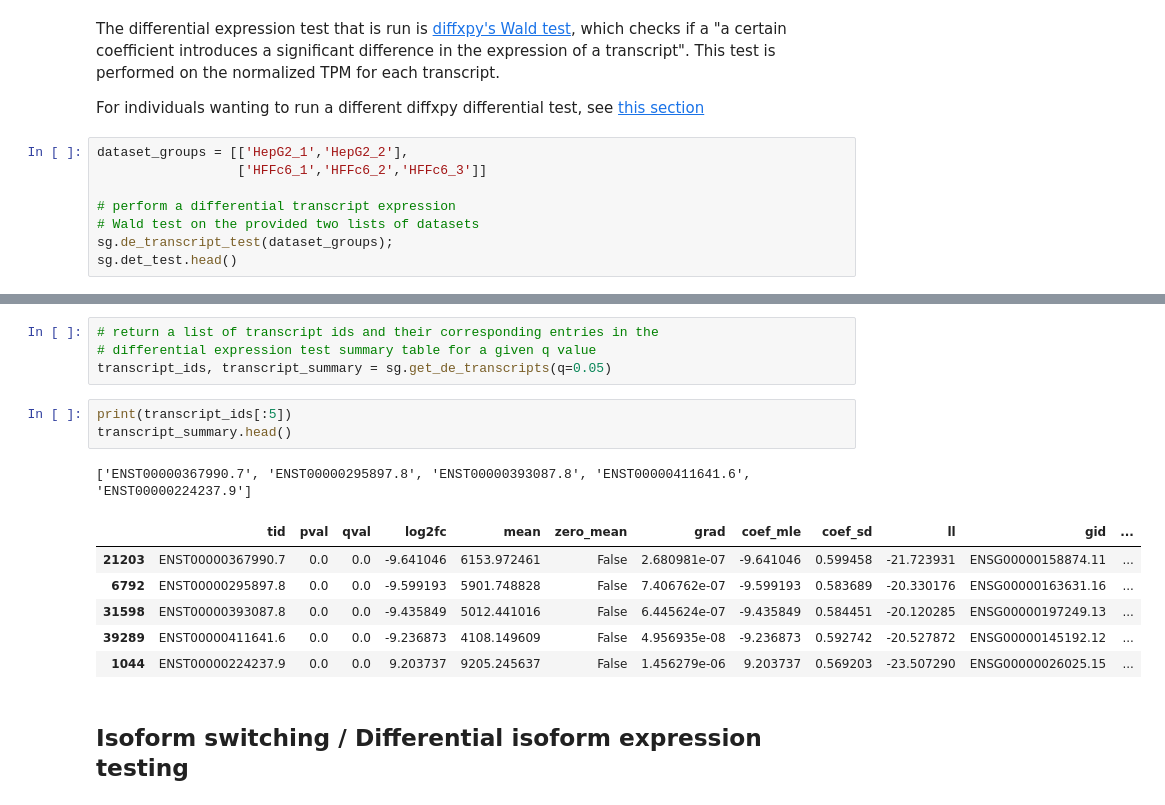
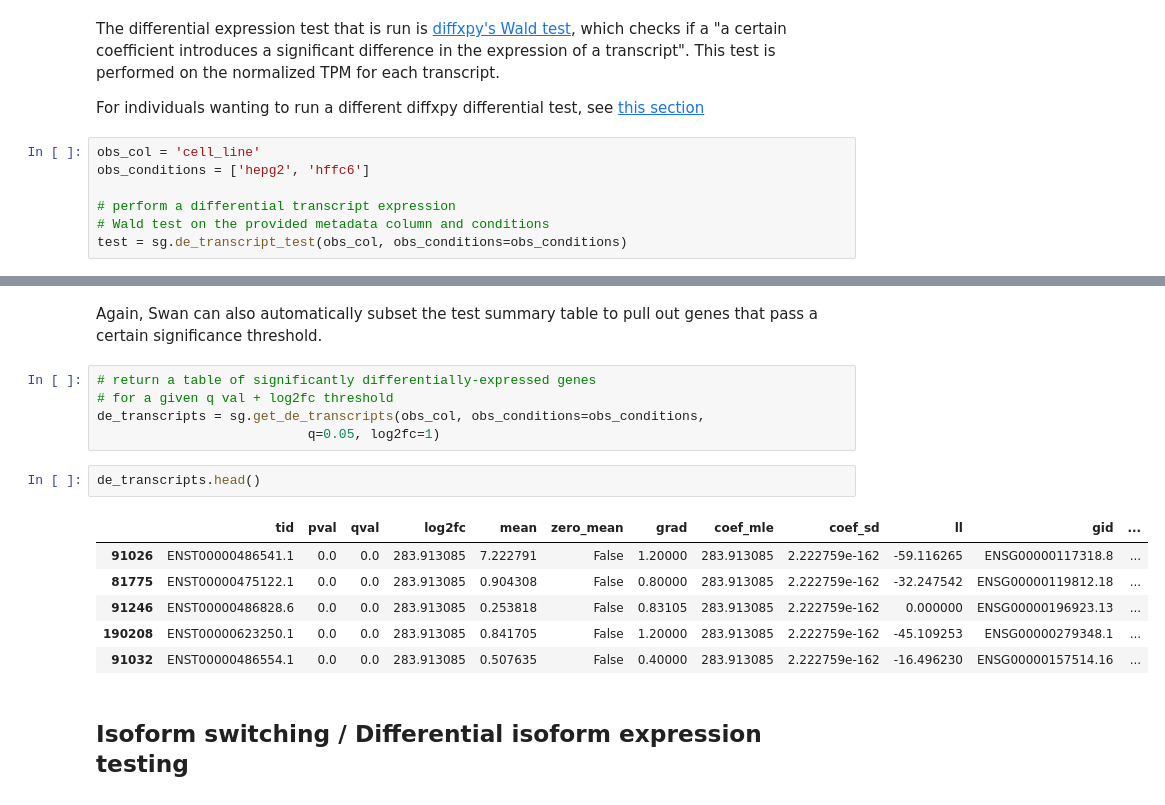
Before and after one commit to mortazavilab/swan_vis, a Jupyter notebook: tutorials/Analysis tools.ipynb, the cells around one changed output, grey strips where cells are left out. Drawn from its saved outputs; the diff is of its cells as text.

```diff
--- a/tutorials/Analysis tools.ipynb
+++ b/tutorials/Analysis tools.ipynb
@@ -101,11 +101,10 @@ The differential expression test that is run is [diffxpy's Wald test](https://di
 
 For individuals wanting to run a different diffxpy differential test, see [this section](#more_de)
 # %%
-dataset_groups = [['HepG2_1','HepG2_2'],
-                  ['HFFc6_1','HFFc6_2','HFFc6_3']]
+obs_col = 'cell_line'
+obs_conditions = ['hepg2', 'hffc6']
 
 # perform a differential transcript expression
-# Wald test on the provided two lists of datasets
-sg.de_transcript_test(dataset_groups);
-sg.det_test.head()
+# Wald test on the provided metadata column and conditions
+test = sg.de_transcript_test(obs_col, obs_conditions=obs_conditions)
 # %% [output]
@@ -140,18 +149,19 @@ And Swan can subset the results for you based on a q-value significance threshol
+# %% [markdown]
+Again, Swan can also automatically subset the test summary table to pull out genes that pass a certain significance threshold.
 # %%
-# return a list of transcript ids and their corresponding entries in the
-# differential expression test summary table for a given q value
-transcript_ids, transcript_summary = sg.get_de_transcripts(q=0.05)
+# return a table of significantly differentially-expressed genes
+# for a given q val + log2fc threshold
+de_transcripts = sg.get_de_transcripts(obs_col, obs_conditions=obs_conditions,
+                           q=0.05, log2fc=1)
-# %%
-print(transcript_ids[:5])
-transcript_summary.head()
-# %% [output]
-['ENST00000367990.7', 'ENST00000295897.8', 'ENST00000393087.8', 'ENST00000411641.6', 'ENST00000224237.9']
-|  | tid | pval | qval | log2fc | mean | zero_mean | grad | coef_mle | coef_sd | ll | gid | ... |
-| 21203 | ENST00000367990.7 | 0.0 | 0.0 | -9.641046 | 6153.972461 | False | 2.680981e-07 | -9.641046 | 0.599458 | -21.723931 | ENSG00000158874.11 | ... |
-| 6792 | ENST00000295897.8 | 0.0 | 0.0 | -9.599193 | 5901.748828 | False | 7.406762e-07 | -9.599193 | 0.583689 | -20.330176 | ENSG00000163631.16 | ... |
-| 31598 | ENST00000393087.8 | 0.0 | 0.0 | -9.435849 | 5012.441016 | False | 6.445624e-07 | -9.435849 | 0.584451 | -20.120285 | ENSG00000197249.13 | ... |
-| 39289 | ENST00000411641.6 | 0.0 | 0.0 | -9.236873 | 4108.149609 | False | 4.956935e-08 | -9.236873 | 0.592742 | -20.527872 | ENSG00000145192.12 | ... |
-| 1044 | ENST00000224237.9 | 0.0 | 0.0 | 9.203737 | 9205.245637 | False | 1.456279e-06 | 9.203737 | 0.569203 | -23.507290 | ENSG00000026025.15 | ... |
+# %%
+de_transcripts.head()
+# %% [output]
+|  | tid | pval | qval | log2fc | mean | zero_mean | grad | coef_mle | coef_sd | ll | gid | ... |
+| 91026 | ENST00000486541.1 | 0.0 | 0.0 | 283.913085 | 7.222791 | False | 1.20000 | 283.913085 | 2.222759e-162 | -59.116265 | ENSG00000117318.8 | ... |
+| 81775 | ENST00000475122.1 | 0.0 | 0.0 | 283.913085 | 0.904308 | False | 0.80000 | 283.913085 | 2.222759e-162 | -32.247542 | ENSG00000119812.18 | ... |
+| 91246 | ENST00000486828.6 | 0.0 | 0.0 | 283.913085 | 0.253818 | False | 0.83105 | 283.913085 | 2.222759e-162 | 0.000000 | ENSG00000196923.13 | ... |
+| 190208 | ENST00000623250.1 | 0.0 | 0.0 | 283.913085 | 0.841705 | False | 1.20000 | 283.913085 | 2.222759e-162 | -45.109253 | ENSG00000279348.1 | ... |
+| 91032 | ENST00000486554.1 | 0.0 | 0.0 | 283.913085 | 0.507635 | False | 0.40000 | 283.913085 | 2.222759e-162 | -16.496230 | ENSG00000157514.16 | ... |
 # %% [markdown]
 ## <a name="is"></a>Isoform switching / Differential isoform expression testing
 # %% [markdown]
```
Also changed, not shown: parts of 50 cells of this notebook, 10 other files.
